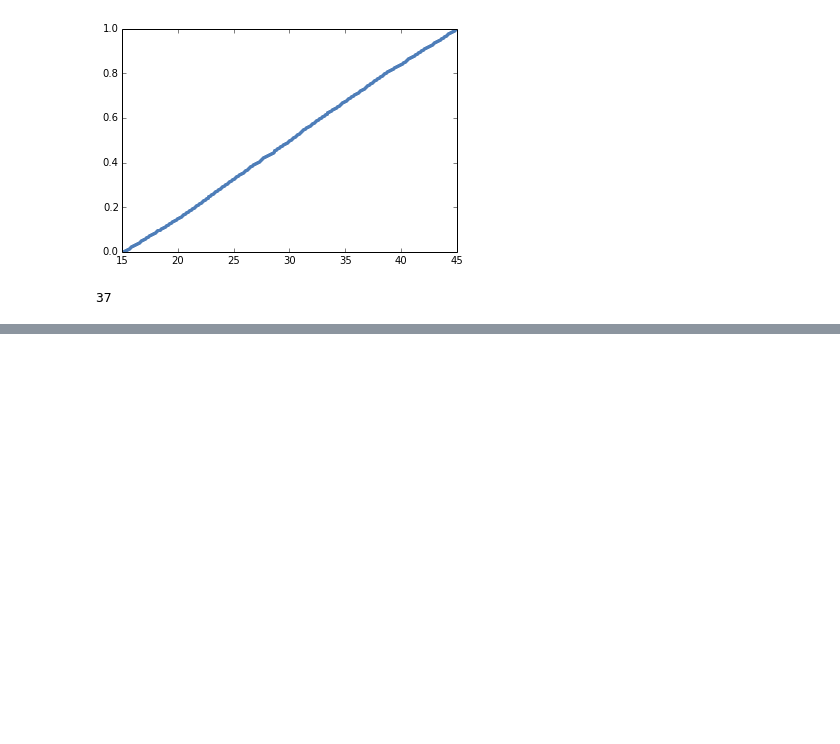
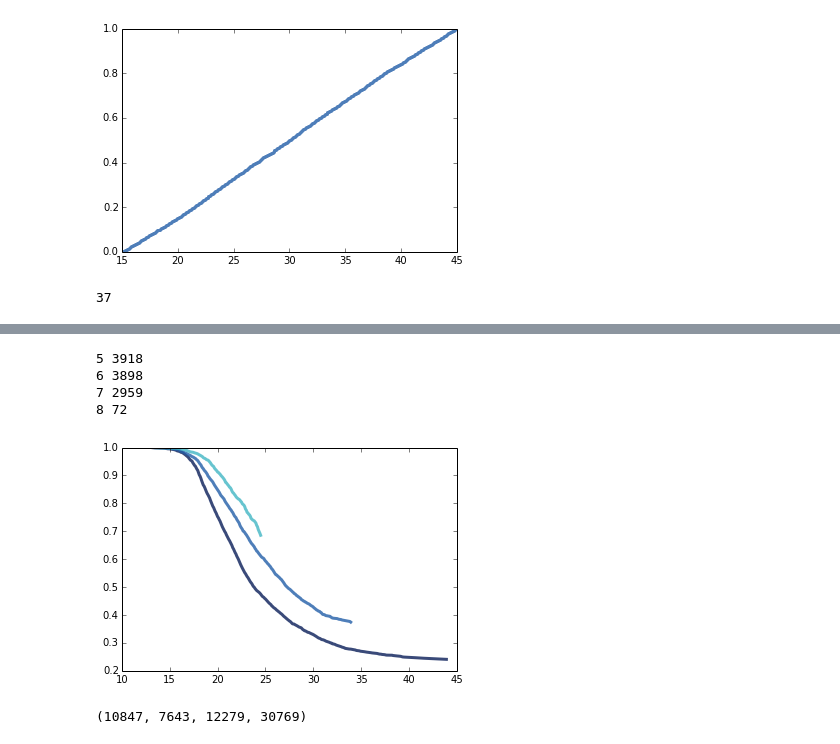
Before and after one commit to AllenDowney/ThinkStats2, a Jupyter notebook: code/chap13.ipynb, the cells around one changed output, grey strips where cells are left out. Drawn from its saved outputs; the diff is of its cells as text; code cells hidden in the pictures; blank space fills up the shorter version.

```diff
--- a/code/chap13.ipynb
+++ b/code/chap13.ipynb
@@ -95,0 +283,4 @@ thinkplot.Show()
+# %%
+dates = pandas.date_range('1/1/2000', periods=8)
+df = pandas.DataFrame(np.random.randn(8, 4), columns=['A', 'B', 'C', 'D'])
+df
@@ -95,0 +323,9 @@ thinkplot.Show()
+# %%
+    df['cmmarrhx'] = df.mardat01
+    df['cmbirth'] = df.bdaycenm
+    df['cmintvw'] = df.a_doi
+    df['finalwgt'] = df.post_wt
+
+    df.timesmar.replace([98, 99], np.nan, inplace=True)
+    df['evrmarry'] = (df.timesmar > 0).astype(int)
+    df
@@ -95,0 +353,8 @@ thinkplot.Show()
+# %%
+survival.EstimateSurvivalByDecade(df)
+# %% [output]
+5 3918
+6 3898
+7 2959
+8 72
+[figure, added]
@@ -95,0 +376,4 @@ thinkplot.Show()
+# %%
+len(resp0), len(resp1), len(resp2), len(resp)
+# %% [output]
+(10847, 7643, 12279, 30769)
```
Also changed, not shown: parts of 44 cells of this notebook, 2 other files.
